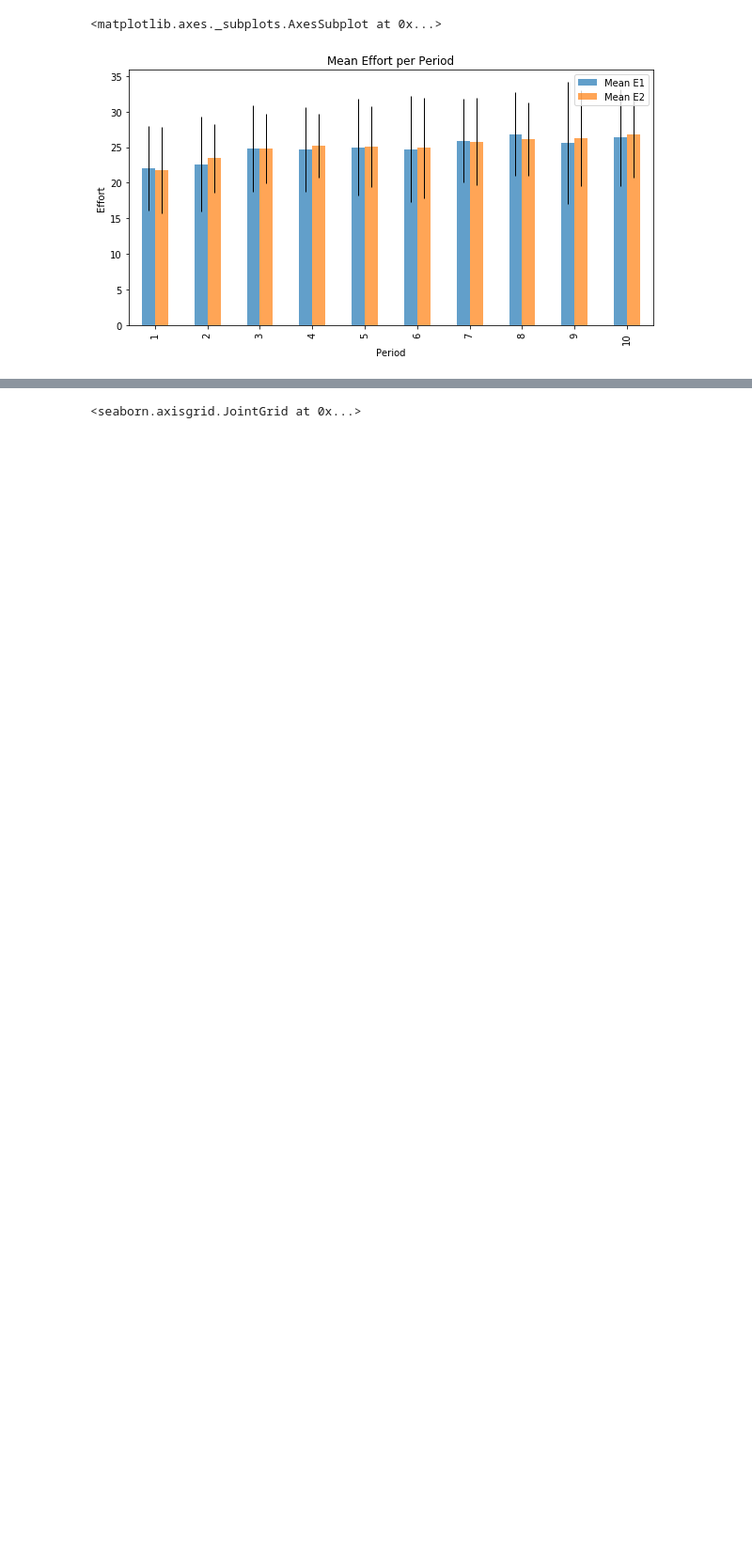
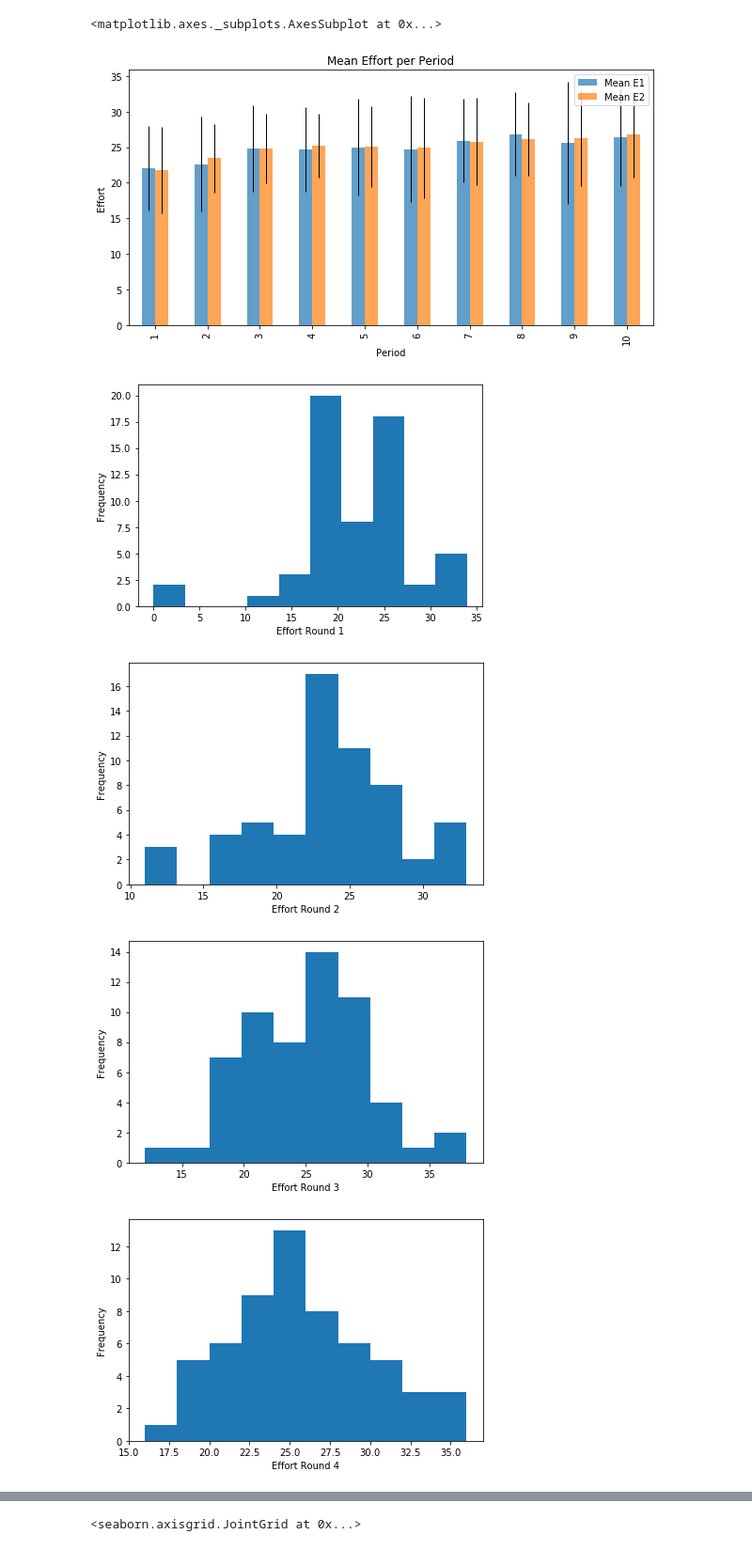
Before and after one commit to VincentSelz/microeconometrics-course-project-VincentSelz, a Jupyter notebook: Project-VincentSelz.ipynb, the cells around one changed output, grey strips where cells are left out. Shown at 94% size. Drawn from its saved outputs; the diff is of its cells as text; code cells hidden in the pictures; blank space fills up the shorter version.

```diff
--- a/Project-VincentSelz.ipynb
+++ b/Project-VincentSelz.ipynb
@@ -111,3 +114,10 @@ effort_plot(rslt)
 # %% [output]
 <matplotlib.axes._subplots.AxesSubplot at 0x...>
 [figure]
+# %%
+effort_distr_per_round(df_2_pref)
+# %% [output]
+[figure, added]
+[figure, added]
+[figure, added]
+[figure, added]
```
Also changed, not shown: parts of 7 cells of this notebook.
